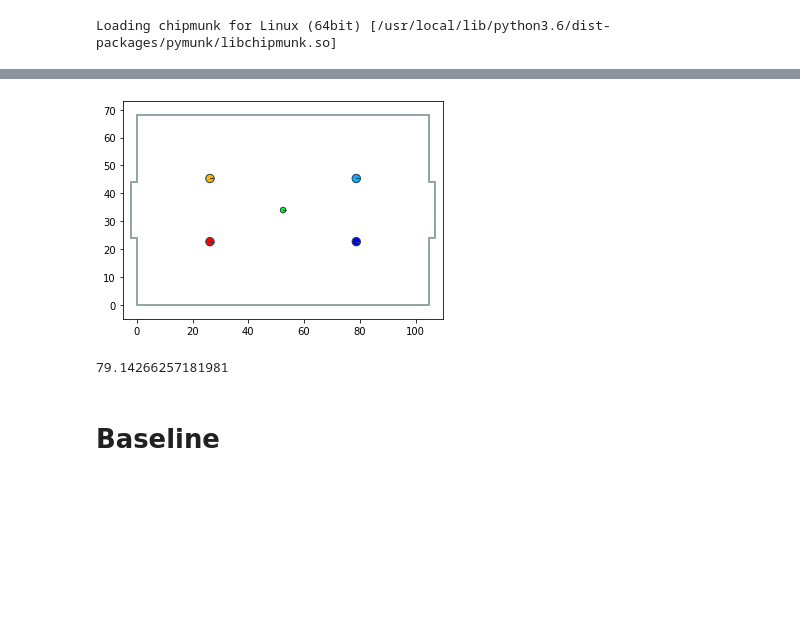
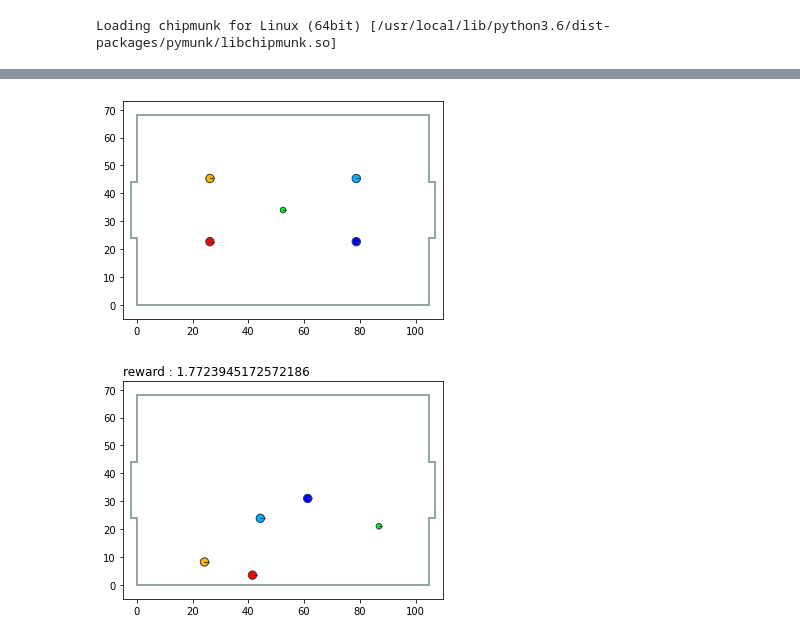
Before and after one commit to yc2454/gym-futbol, a Jupyter notebook: colab_notebook.ipynb, the cells around one changed output, grey strips where cells are left out. Cells and saved outputs as stored; diff of their text form; code cells hidden in the pictures; blank space fills up the shorter version.

```diff
--- a/colab_notebook.ipynb
+++ b/colab_notebook.ipynb
@@ -117,0 +76,22 @@ Loading chipmunk for Linux (64bit) [/usr/local/lib/python3.6/dist-packages/pymun
+# %%
+def colab_render(env):
+      ob = env.reset()
+      done = False
+      total_reward = 0
+      while not done:
+          action = np.reshape(env.random_action(), -1)
+          ob, reward, done, info = env.step(action)
+
+          plt.clf()
+          title_str = ("reward : " + str(reward))
+          padding = 5
+          ax = plt.axes(xlim=(0 - padding, env.width + padding), ylim=(0 - padding, env.height + padding))
+          ax.set_aspect("equal")
+          o = pymunk.matplotlib_util.DrawOptions(ax)
+          env.space.debug_draw(o)
+          plt.title(title_str, loc = 'left')
+          display.display(plt.gcf())
+          display.clear_output(wait=True)
+
+          total_reward += reward
+      return total_reward
@@ -118,7 +103,5 @@ Loading chipmunk for Linux (64bit) [/usr/local/lib/python3.6/dist-packages/pymun
 # %%
-# 2v2
 env = gym.make("Futbol2v2-v1")
+env.render()
+# %% [output]
+[figure, added]
-# %%
-env.render()
-# %% [output]
-[figure, removed]
@@ -145,6 +108,5 @@ while not done:
-# %%
-total_reward
-# %% [output]
-79.14266257181981
-# %% [markdown]
-# Baseline
+# %%
+# Both side take random actions
+total_reward = colab_render(env)
+# %% [output]
+[figure, added]
```
Also changed, not shown: parts of 89 cells of this notebook.
